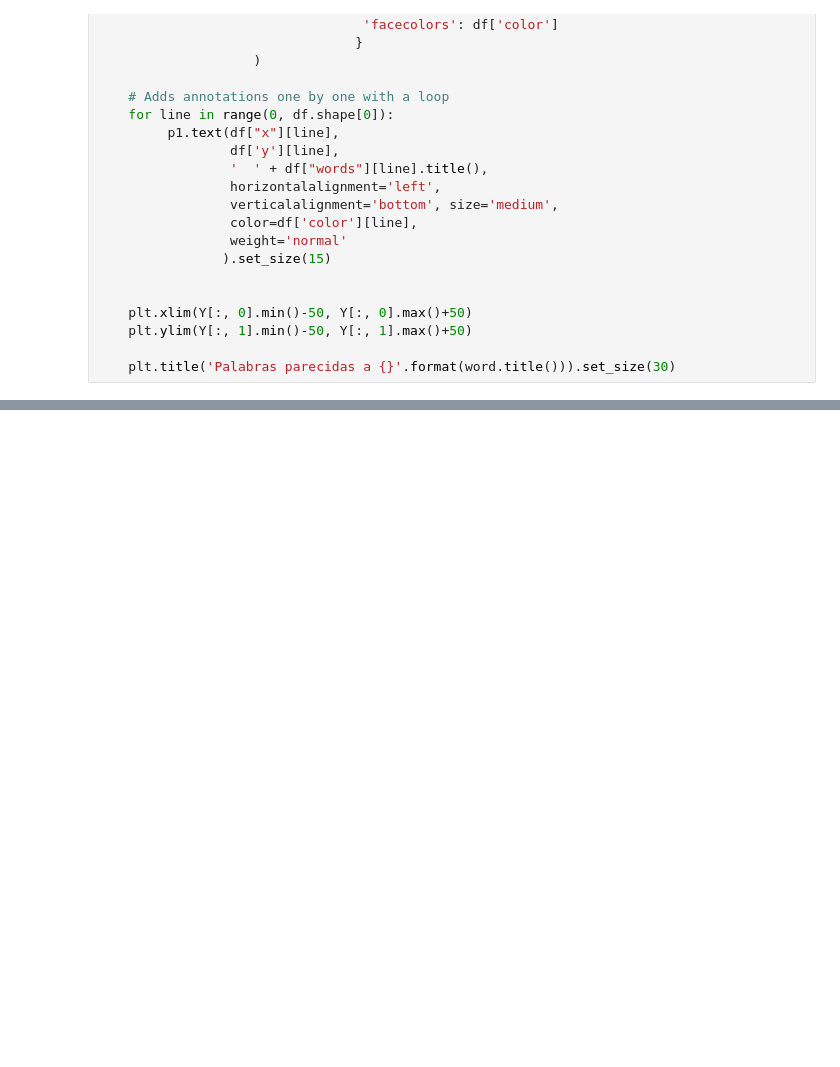
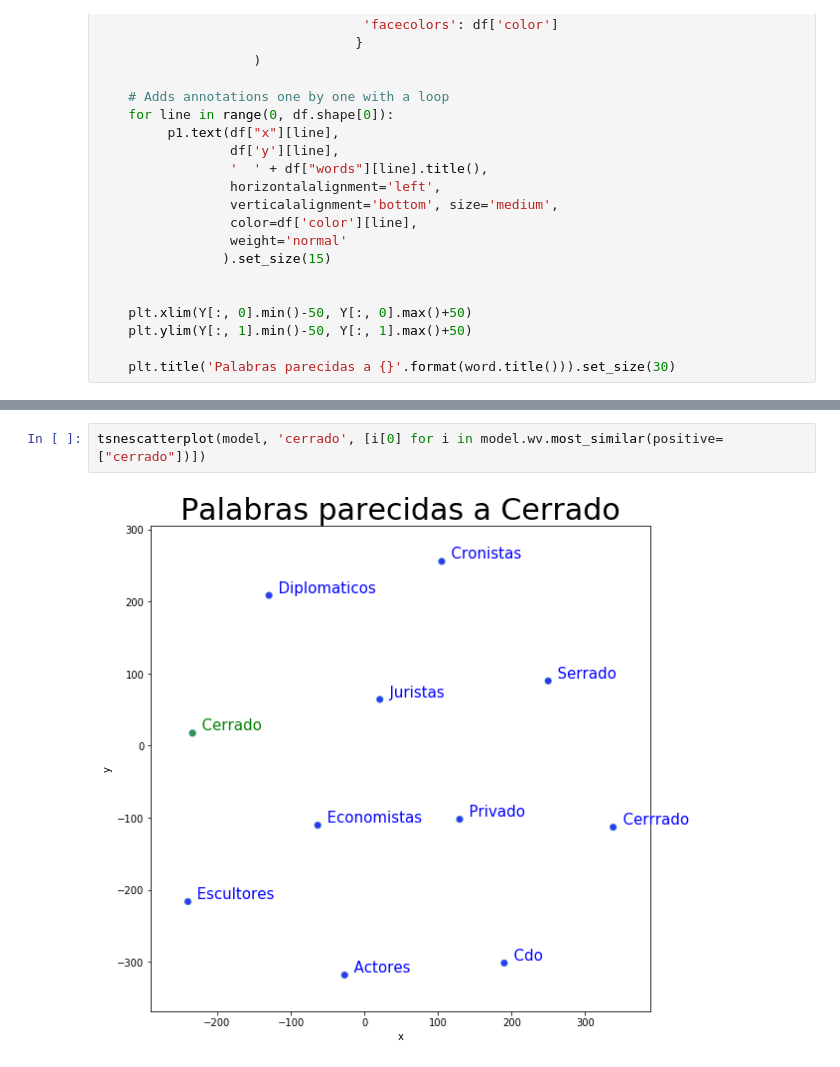
Before and after one commit to petermacgaul/orgaDatos-1, a Jupyter notebook: TP2/01E - Average Word2Vec descripcion.ipynb, the cells around one changed output, grey strips where cells are left out. Cells and saved outputs as stored; diff of their text form; blank space fills up the shorter version.

```diff
--- a/TP2/01E - Average Word2Vec descripcion.ipynb
+++ b/TP2/01E - Average Word2Vec descripcion.ipynb
@@ -335,0 +345,4 @@ tsnescatterplot(model, 'lujo', [i[0] for i in model.wv.most_similar(negative=["l
+# %%
+tsnescatterplot(model, 'cerrado', [i[0] for i in model.wv.most_similar(positive=["cerrado"])])
+# %% [output]
+[figure, added]
```
Also changed, not shown: parts of 15 cells of this notebook.
